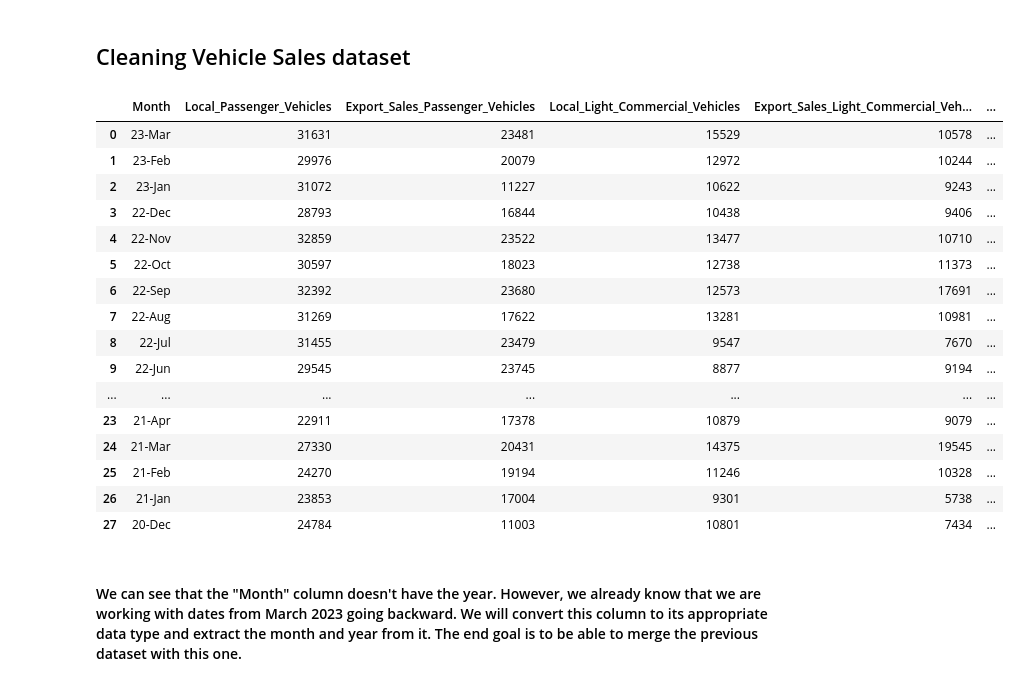
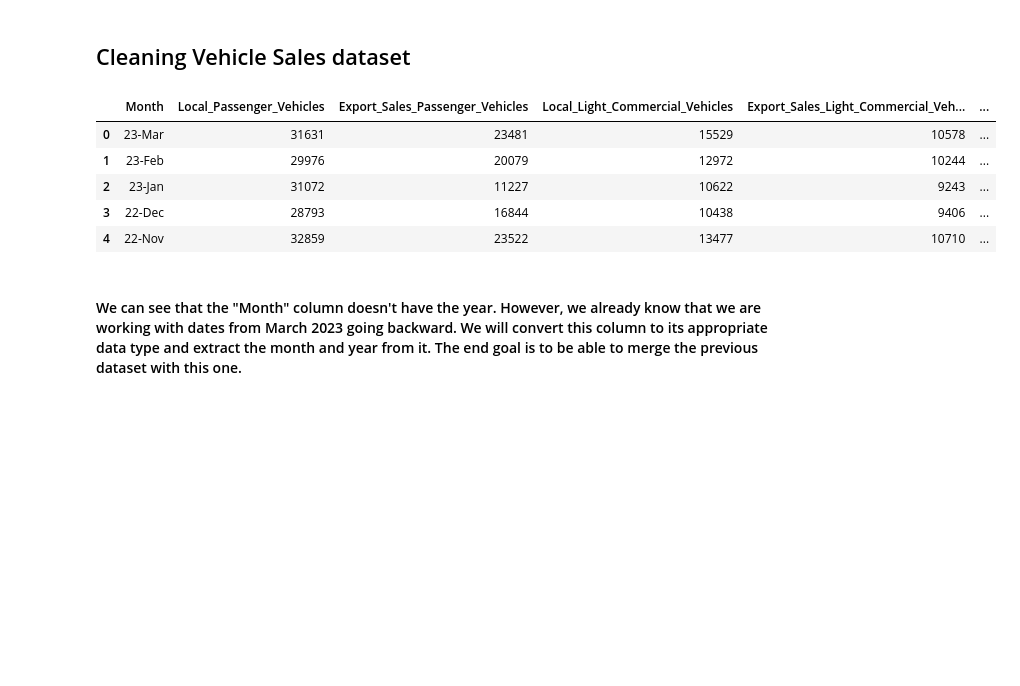
Before and after one commit to The-DigitalAcademy/cpi_prediction, a Jupyter notebook: CPI_Vision.ipynb, the cells around one changed output. Saved outputs shown, nothing was run; the diff lists cells and outputs as text; code cells hidden in the pictures; blank space fills up the shorter version.

```diff
--- a/CPI_Vision.ipynb
+++ b/CPI_Vision.ipynb
@@ -6,6 +6,9 @@ import matplotlib.pyplot as plt
 import seaborn as sns
 
 import datetime
+# %%
+pd.options.display.max_columns = 2000
+pd.options.display.max_rows = 2000
 # %%
 cpi_hist = pd.read_csv('CPI_HistoryMar_23.csv')
 cpi_hist
@@ -206,25 +237,14 @@ memory usage: 1.9 KB
 ## Cleaning Vehicle Sales dataset
 # %%
 vehicles = pd.read_csv('Naamsa_Vehicle_Sales.csv')
-vehicles
+vehicles.head()
 # %% [output]
 |  | Month | Local_Passenger_Vehicles | Export_Sales_Passenger_Vehicles | Local_Light_Commercial_Vehicles | Export_Sales_Light_Commercial_Veh... | ... |
 | 0 | 23-Mar | 31631 | 23481 | 15529 | 10578 | ... |
 | 1 | 23-Feb | 29976 | 20079 | 12972 | 10244 | ... |
 | 2 | 23-Jan | 31072 | 11227 | 10622 | 9243 | ... |
 | 3 | 22-Dec | 28793 | 16844 | 10438 | 9406 | ... |
 | 4 | 22-Nov | 32859 | 23522 | 13477 | 10710 | ... |
-| 5 | 22-Oct | 30597 | 18023 | 12738 | 11373 | ... |
-| 6 | 22-Sep | 32392 | 23680 | 12573 | 17691 | ... |
-| 7 | 22-Aug | 31269 | 17622 | 13281 | 10981 | ... |
-| 8 | 22-Jul | 31455 | 23479 | 9547 | 7670 | ... |
-| 9 | 22-Jun | 29545 | 23745 | 8877 | 9194 | ... |
-| ... | ... | ... | ... | ... | ... | ... |
-| 23 | 21-Apr | 22911 | 17378 | 10879 | 9079 | ... |
-| 24 | 21-Mar | 27330 | 20431 | 14375 | 19545 | ... |
-| 25 | 21-Feb | 24270 | 19194 | 11246 | 10328 | ... |
-| 26 | 21-Jan | 23853 | 17004 | 9301 | 5738 | ... |
-| 27 | 20-Dec | 24784 | 11003 | 10801 | 7434 | ... |
 # %% [markdown]
 #### We can see that the "Month" column doesn't have the year. However, we already know that we are working with dates from March 2023 going backward. We will convert this column to its appropriate data type and extract the month and year from it. The end goal is to be able to merge the previous dataset with this one.
 # %%
```
Also changed, not shown: parts of 13 cells of this notebook.
